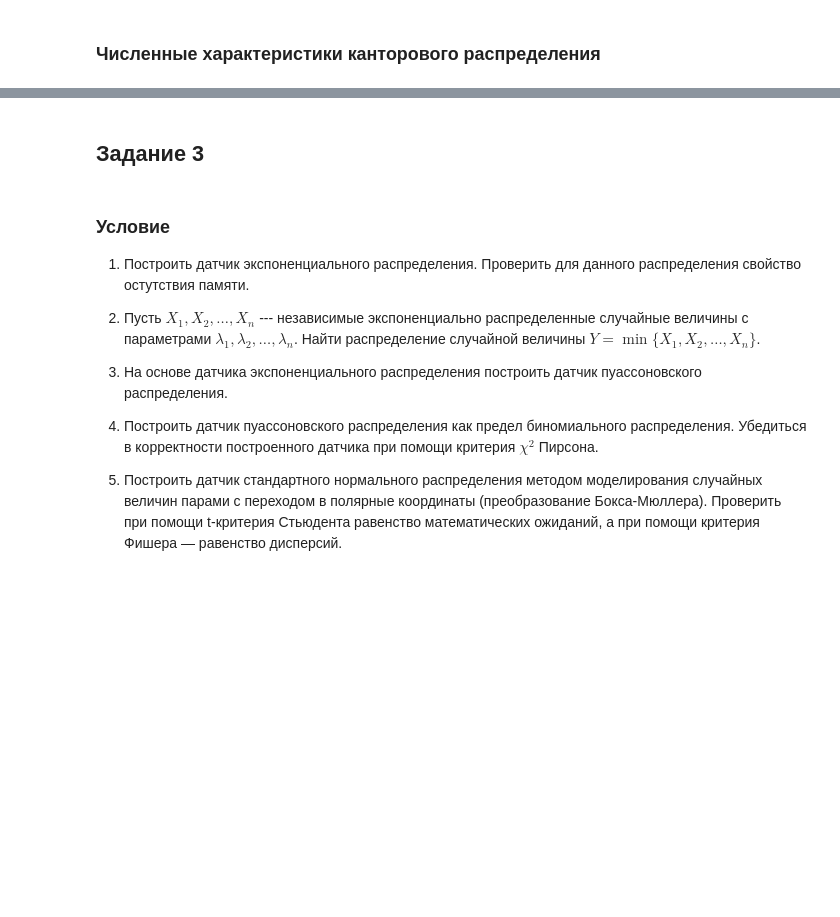
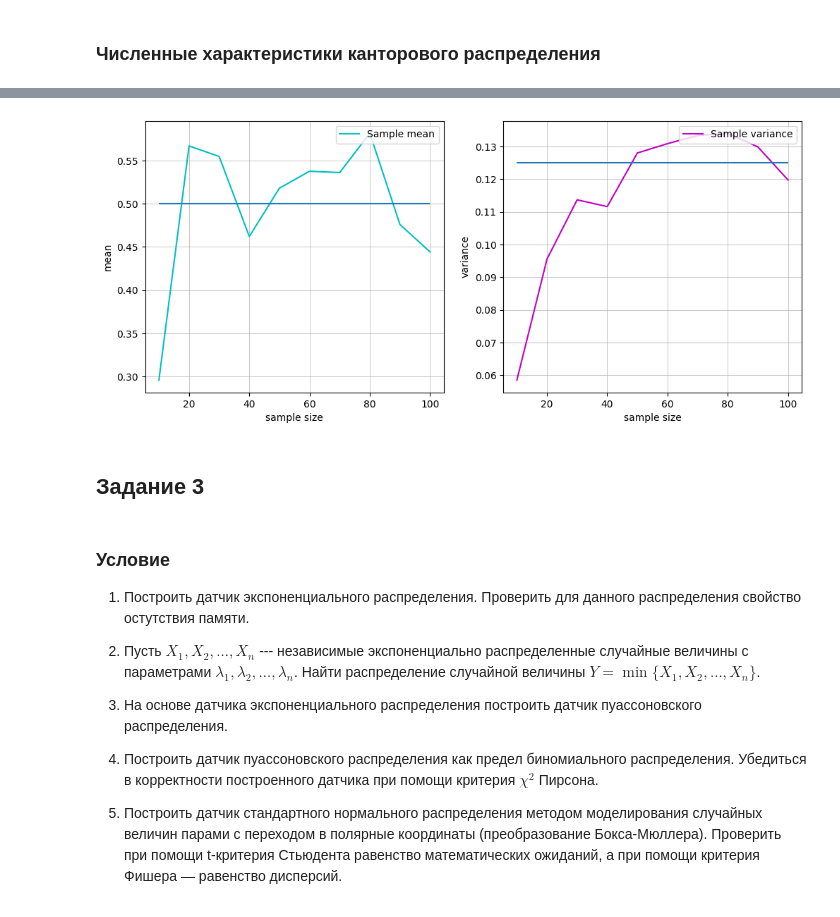
Before and after one commit to arinenn/stochastic_practicum, a Jupyter notebook: stochastic_practicum_first.ipynb, the cells around one changed output, grey strips where cells are left out. Drawn from its saved outputs; the diff is of its cells as text; code cells hidden in the pictures; blank space fills up the shorter version.

```diff
--- a/stochastic_practicum_first.ipynb
+++ b/stochastic_practicum_first.ipynb
@@ -484,0 +576,9 @@ print(results)
+# %%
+test_results_Smirnov = np.zeros(n_tests)
+for i in range(n_tests):
+    sample_Cantor_1, _ = rand_Cantor(N, eps)
+    sample_Cantor_1 = sample_Cantor_1 / 3
+    sample_Cantor_2, _ = rand_Cantor(N, eps)
+    sample_Cantor_2 = sample_Cantor_2[sample_Cantor_2 < 1/3]
+    p_value = test_Smirnov(sample_Cantor_1, sample_Cantor_2)
+    test_results_Smirnov[i] = p_value
@@ -487,3 +674,40 @@ print(results)
+# %%
+N_start = 10
+N_end = 100
+step = 10
+eps = 1e-6
+# %%
+iter_count = (N_end - N_start) // step + 1
+mean_convergence_results = np.zeros(iter_count)
+var_convergence_results = np.zeros(iter_count)
+for i in range(0, iter_count):
+    N_curr = N_start + i * step
+    sample_Cantor, _ = rand_Cantor(N_curr, eps)
+    mean_convergence_results[i] = sample_Cantor.mean()
+    var_convergence_results[i] = sample_Cantor.var()
+# %%
+fig, ax = plt.subplots(ncols=2, nrows=1, figsize=(12,5))
+
+grid = np.arange(N_start, N_end + 1, step)
+
+ax[0].grid('minor', linewidth=0.5)
+ax[0].plot(grid, mean_convergence_results, color='c', label='Sample mean')
+ax[0].hlines(0.5, N_start, N_end)
+ax[0].legend(loc='upper right')
+ax[0].set_xlabel('sample size')
+ax[0].set_ylabel('mean')
+
+ax[1].grid('minor', linewidth=0.5)
+ax[1].plot(grid, var_convergence_results, color='m', label='Sample variance')
+ax[1].hlines(0.125, N_start, N_end)
+ax[1].legend(loc='upper right')
+ax[1].set_xlabel('sample size')
+ax[1].set_ylabel('variance')
+
+# fig.suptitle('Mean and variance approximation')
+plt.show()
+# %% [output]
+[figure, added]
 # %% [markdown]
 ## Задание 3
 # %% [markdown]
```
Also changed, not shown: parts of 37 cells of this notebook.
